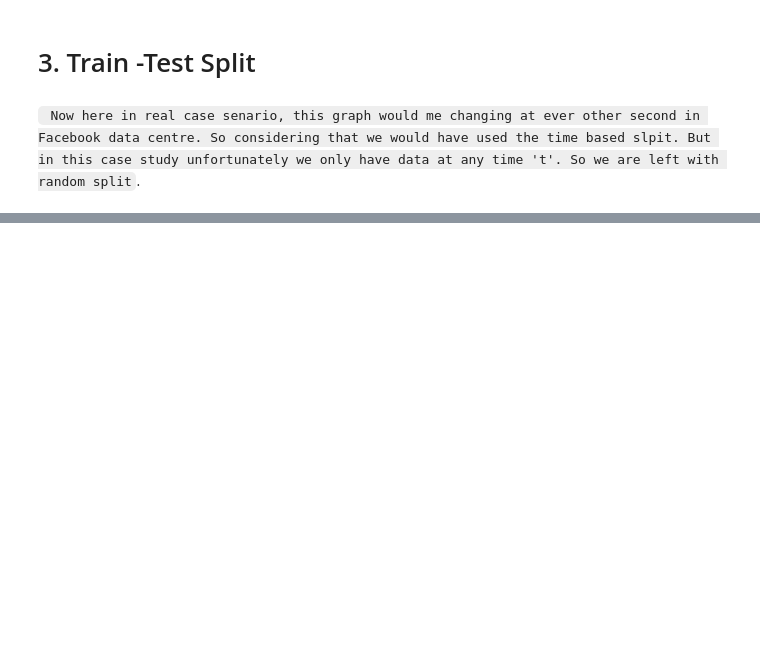
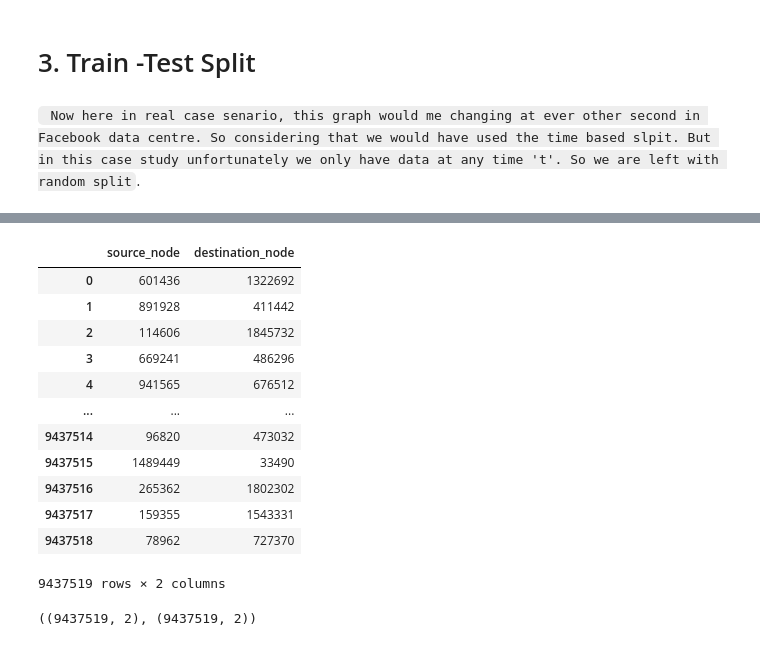
Before and after one commit to Sahil-Chavan/ML_Playground, a Jupyter notebook: CaseStudies/3-Facebook/Facebook_EDA.ipynb, the cells around one changed output, grey strips where cells are left out. Cells and saved outputs as stored; diff of their text form; code cells hidden in the pictures; blank space fills up the shorter version.

```diff
--- a/CaseStudies/3-Facebook/Facebook_EDA.ipynb
+++ b/CaseStudies/3-Facebook/Facebook_EDA.ipynb
@@ -507,0 +507,3 @@ missing_edges = set([])
+# %%
+y0data = pickle.load(open('datasets/data/after_eda/missing_edges_final.p','rb'))
+len(y0data),type(y0data)
@@ -511,0 +519,22 @@ missing_edges = set([])
+# %%
+df_0 = pd.DataFrame(list(y0data), columns=['source_node', 'destination_node'])
+# %%
+df_0
+# %% [output]
+|  | source_node | destination_node |
+| 0 | 601436 | 1322692 |
+| 1 | 891928 | 411442 |
+| 2 | 114606 | 1845732 |
+| 3 | 669241 | 486296 |
+| 4 | 941565 | 676512 |
+| ... | ... | ... |
+| 9437514 | 96820 | 473032 |
+| 9437515 | 1489449 | 33490 |
+| 9437516 | 265362 | 1802302 |
+| 9437517 | 159355 | 1543331 |
+| 9437518 | 78962 | 727370 |
+9437519 rows × 2 columns
+# %%
+df.shape,df_0.shape
+# %% [output]
+((9437519, 2), (9437519, 2))
```
Also changed, not shown: parts of 20 cells of this notebook.
